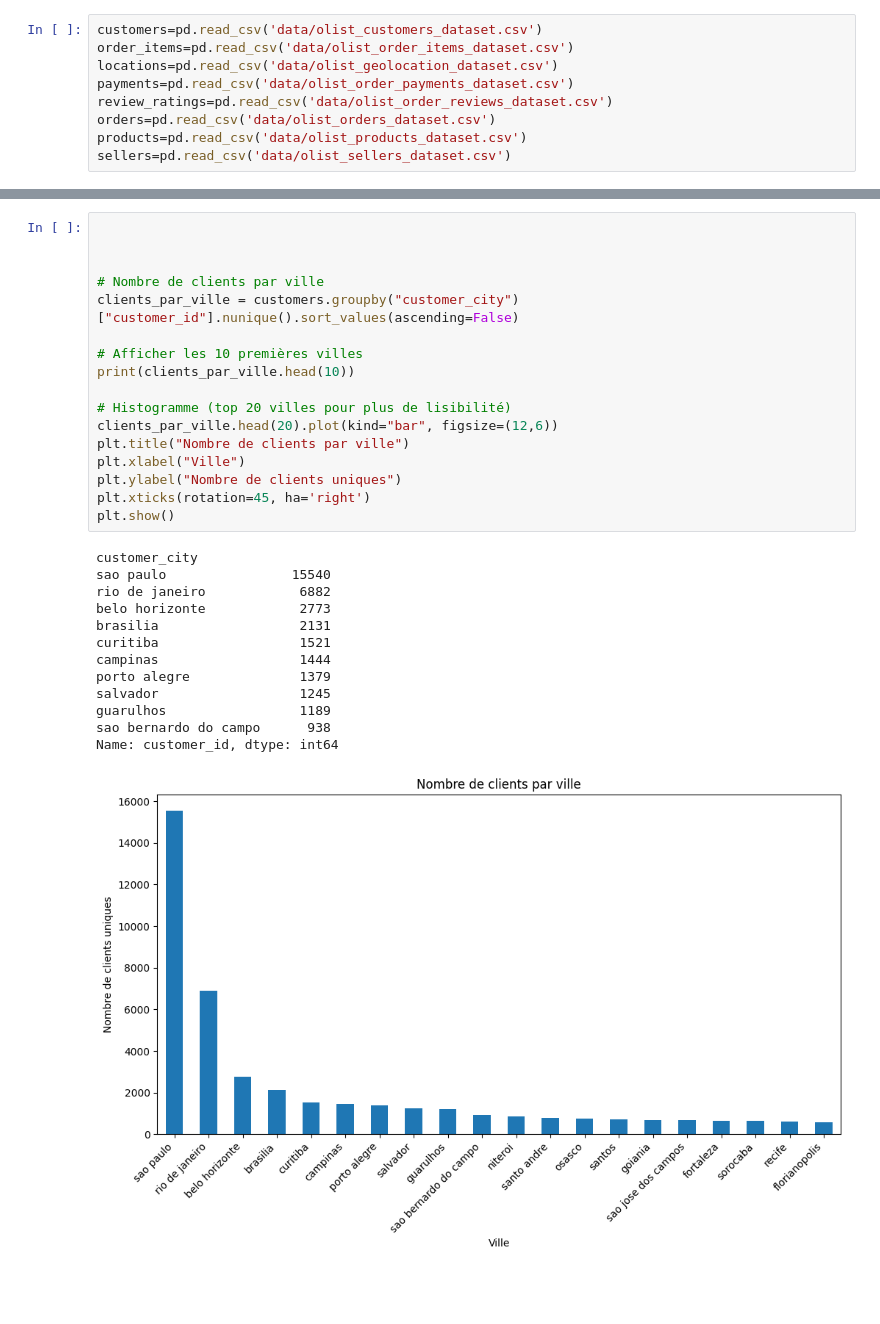
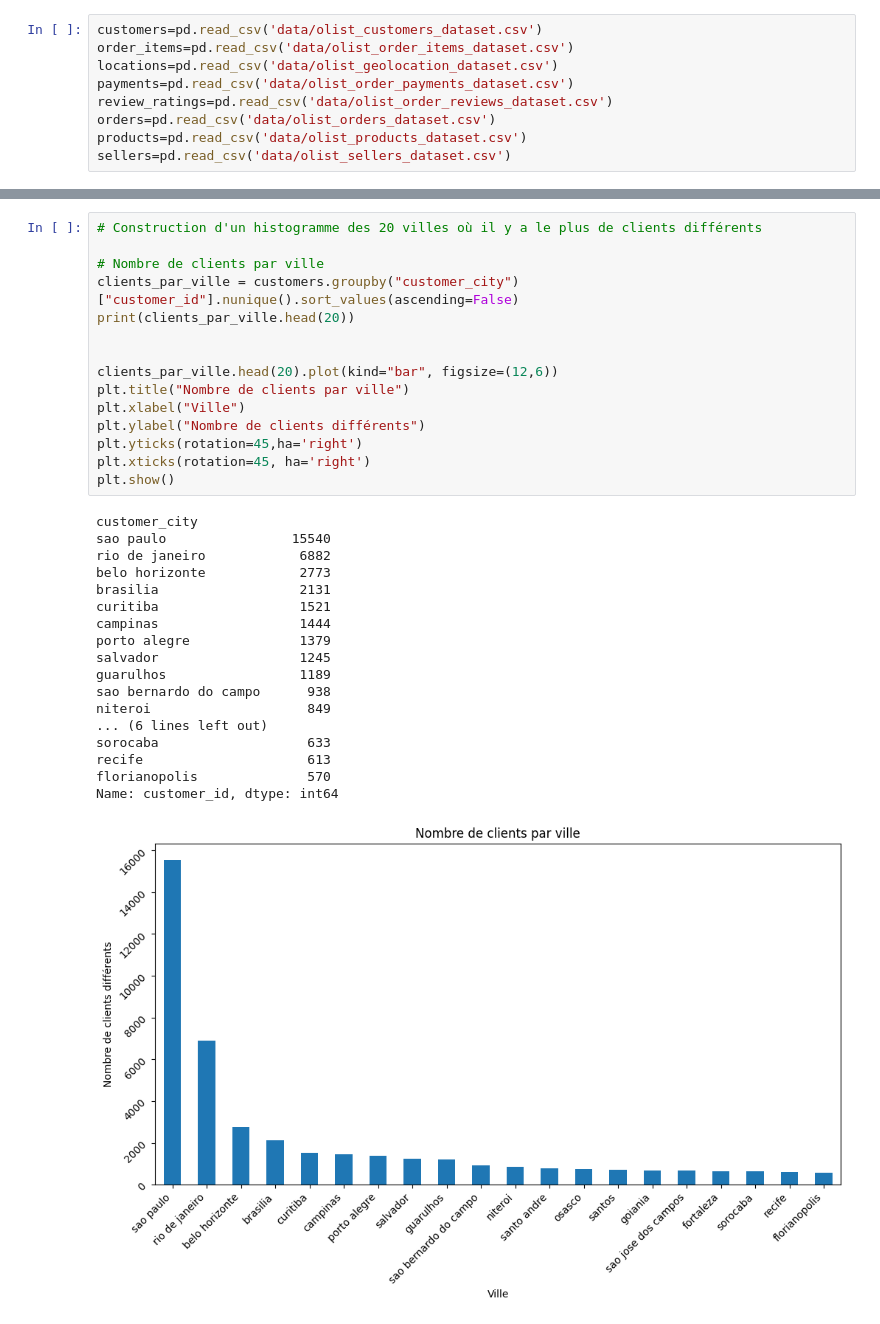
Before and after one commit to rensebastien/E-commerce-Analytics, a Jupyter notebook: e_commerce_analytics.ipynb, the cells around one changed output, grey strips where cells are left out. Cells and saved outputs as stored; diff of their text form; blank space fills up the shorter version.

```diff
--- a/e_commerce_analytics.ipynb
+++ b/e_commerce_analytics.ipynb
@@ -30,31 +125,34 @@ sellers=pd.read_csv('data/olist_sellers_dataset.csv')
 # %%
-
-
+# Construction d'un histogramme des 20 villes où il y a le plus de clients différents
 
 # Nombre de clients par ville
 clients_par_ville = customers.groupby("customer_city")["customer_id"].nunique().sort_values(ascending=False)
+print(clients_par_ville.head(20))
 
-# Afficher les 10 premières villes
-print(clients_par_ville.head(10))
 
-# Histogramme (top 20 villes pour plus de lisibilité)
 clients_par_ville.head(20).plot(kind="bar", figsize=(12,6))
 plt.title("Nombre de clients par ville")
 plt.xlabel("Ville")
-plt.ylabel("Nombre de clients uniques")
+plt.ylabel("Nombre de clients différents")
+plt.yticks(rotation=45,ha='right')
 plt.xticks(rotation=45, ha='right')
 plt.show()
 # %% [output]
 customer_city
 sao paulo                15540
 rio de janeiro            6882
 belo horizonte            2773
 brasilia                  2131
 curitiba                  1521
 campinas                  1444
 porto alegre              1379
 salvador                  1245
 guarulhos                 1189
 sao bernardo do campo      938
+niteroi                    849
+... (6 lines left out)
+sorocaba                   633
+recife                     613
+florianopolis              570
 Name: customer_id, dtype: int64
-[figure, old version]
+[figure, new version]
```
Also changed, not shown: parts of 7 cells of this notebook.
